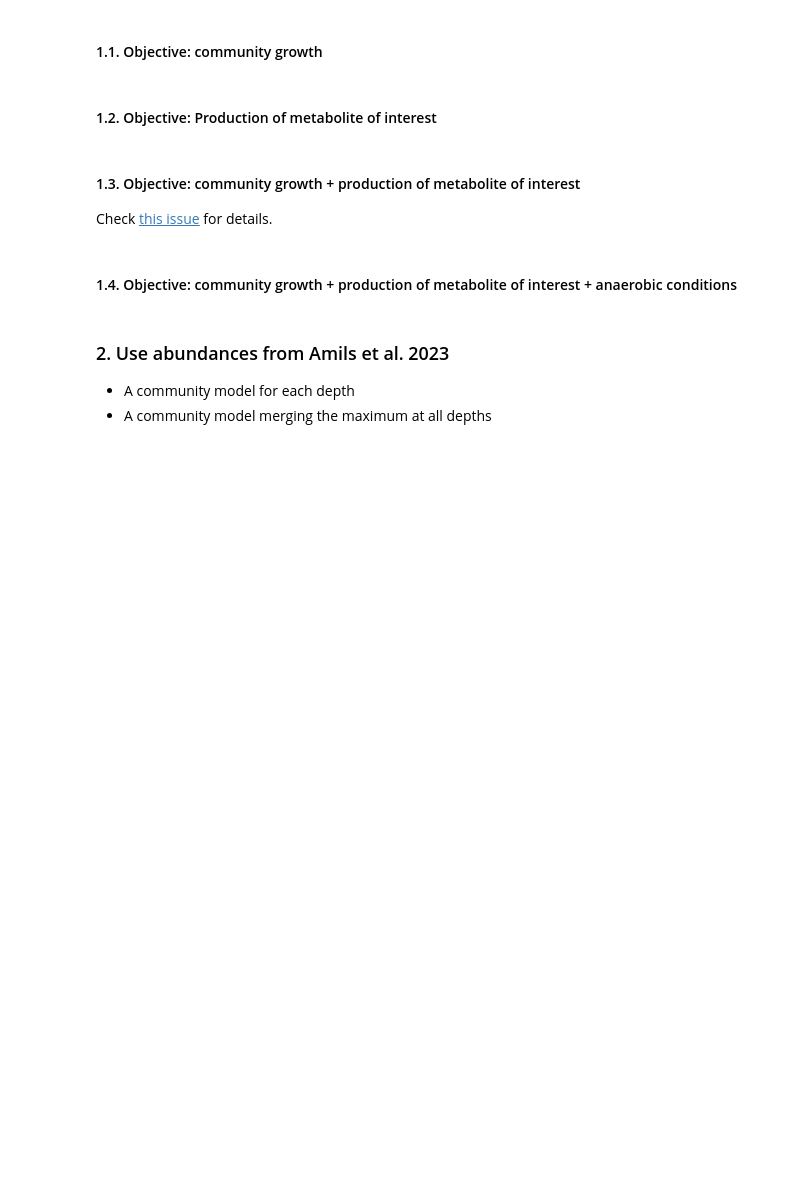
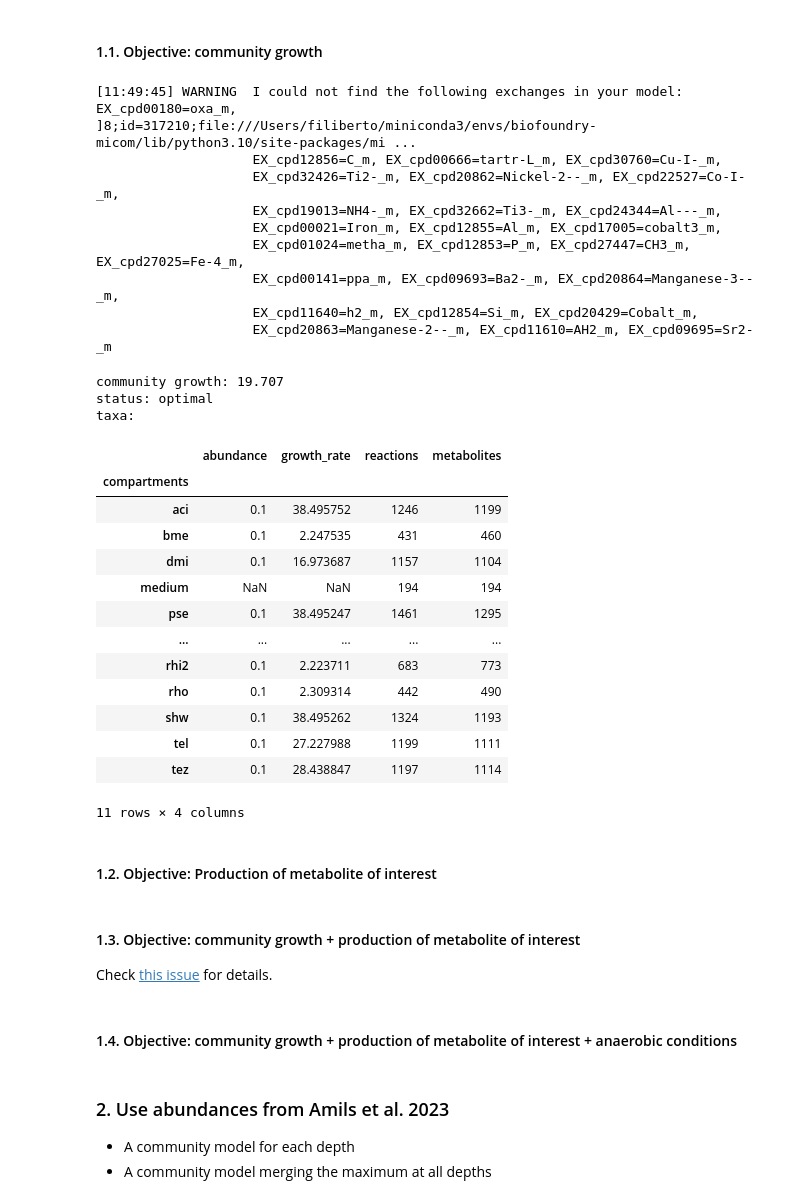
Before and after one commit to guillecg/mars-biofoundry, a Jupyter notebook: notebooks/03-MICOM.ipynb, the cells around one changed output. Drawn from its saved outputs; the diff is of its cells as text; code cells hidden in the pictures; blank space fills up the shorter version.

```diff
--- a/notebooks/03-MICOM.ipynb
+++ b/notebooks/03-MICOM.ipynb
@@ -235,0 +253,10 @@ com.to_pickle(equal_abundances_path)
+# %%
+medium_df = data_loader.get_data()
+
+# Get maximum concentration of all metabolites (upper bound)
+medium_df = medium_df\
+    .drop("Depth", axis=1)\
+    .groupby("Species", as_index=False)\
+    .max()
+
+medium_df
@@ -236,14 +281,54 @@ com.to_pickle(equal_abundances_path)
+# %%
+medium_adjusted = medium_manager.extrapolate_medium(
+    medium_df=medium_df,
+    min_medium=min_medium,
+    shared_comp="Nitrate",
+    shared_flux="EX_cpd00209=no3_m"
+)
 # %% [markdown]
 #### 1.1. Objective: community growth
 # %%
-%%script false --no-raise-error
-
 # Load community
 com = load_pickle(equal_abundances_path)
 
+# Add medium
+com.medium = medium_adjusted
+
 # Get tradeoffs
-sol = com.cooperative_tradeoff(fraction=0.5)
+sol = com.cooperative_tradeoff(
+    min_growth=growth_tolerance,
+    fraction=0.75,
+    fluxes=False,
+    pfba=False
+)
 sol
+# %% [output]
+[11:49:45] WARNING  I could not find the following exchanges in your model: EX_cpd00180=oxa_m,     ]8;id=317210;file:///Users/filiberto/miniconda3/envs/biofoundry-micom/lib/python3.10/site-packages/mi ...
+                    EX_cpd12856=C_m, EX_cpd00666=tartr-L_m, EX_cpd30760=Cu-I-_m,
+                    EX_cpd32426=Ti2-_m, EX_cpd20862=Nickel-2--_m, EX_cpd22527=Co-I-_m,
+                    EX_cpd19013=NH4-_m, EX_cpd32662=Ti3-_m, EX_cpd24344=Al---_m,
+                    EX_cpd00021=Iron_m, EX_cpd12855=Al_m, EX_cpd17005=cobalt3_m,
+                    EX_cpd01024=metha_m, EX_cpd12853=P_m, EX_cpd27447=CH3_m, EX_cpd27025=Fe-4_m,
+                    EX_cpd00141=ppa_m, EX_cpd09693=Ba2-_m, EX_cpd20864=Manganese-3--_m,
+                    EX_cpd11640=h2_m, EX_cpd12854=Si_m, EX_cpd20429=Cobalt_m,
+                    EX_cpd20863=Manganese-2--_m, EX_cpd11610=AH2_m, EX_cpd09695=Sr2-_m
+community growth: 19.707
+status: optimal
+taxa:
+|  | abundance | growth_rate | reactions | metabolites |
+| compartments |  |  |  |  |
+| aci | 0.1 | 38.495752 | 1246 | 1199 |
+| bme | 0.1 | 2.247535 | 431 | 460 |
+| dmi | 0.1 | 16.973687 | 1157 | 1104 |
+| medium | NaN | NaN | 194 | 194 |
+| pse | 0.1 | 38.495247 | 1461 | 1295 |
+| ... | ... | ... | ... | ... |
+| rhi2 | 0.1 | 2.223711 | 683 | 773 |
+| rho | 0.1 | 2.309314 | 442 | 490 |
+| shw | 0.1 | 38.495262 | 1324 | 1193 |
+| tel | 0.1 | 27.227988 | 1199 | 1111 |
+| tez | 0.1 | 28.438847 | 1197 | 1114 |
+11 rows × 4 columns
 # %%
 %%script false --no-raise-error
 
```
Also changed, not shown: parts of 10 cells of this notebook, 2 other files.
